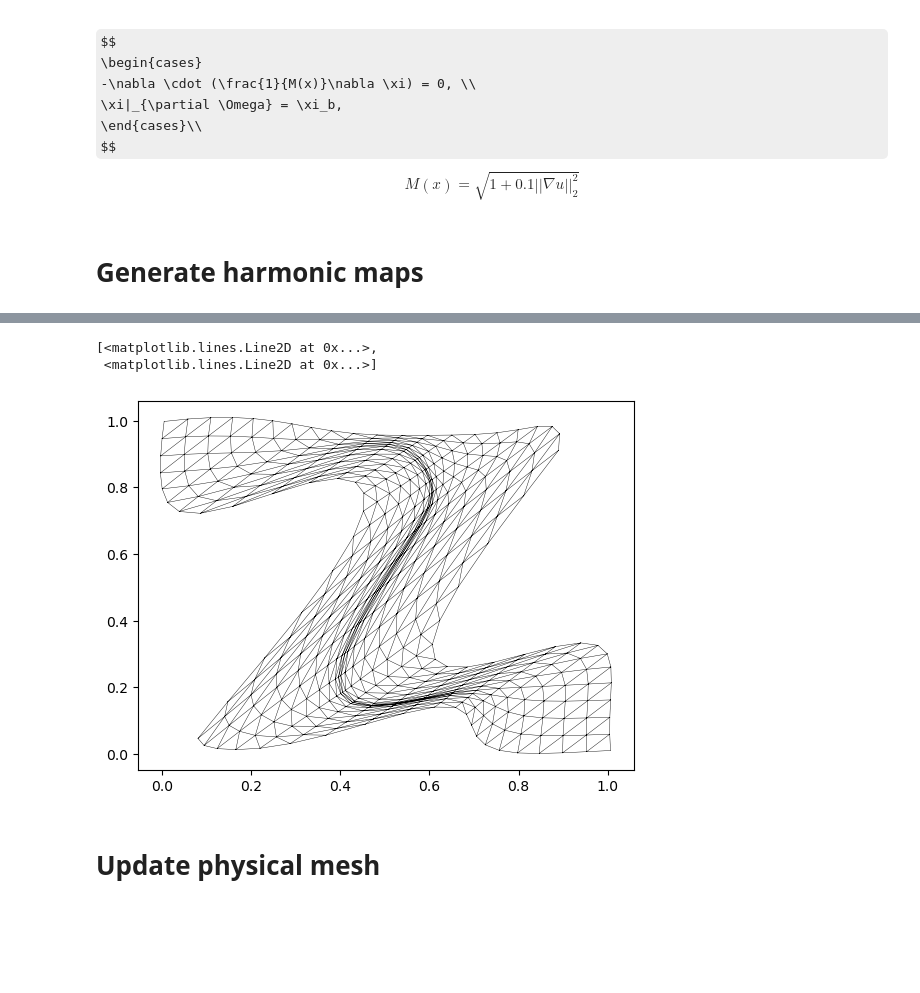
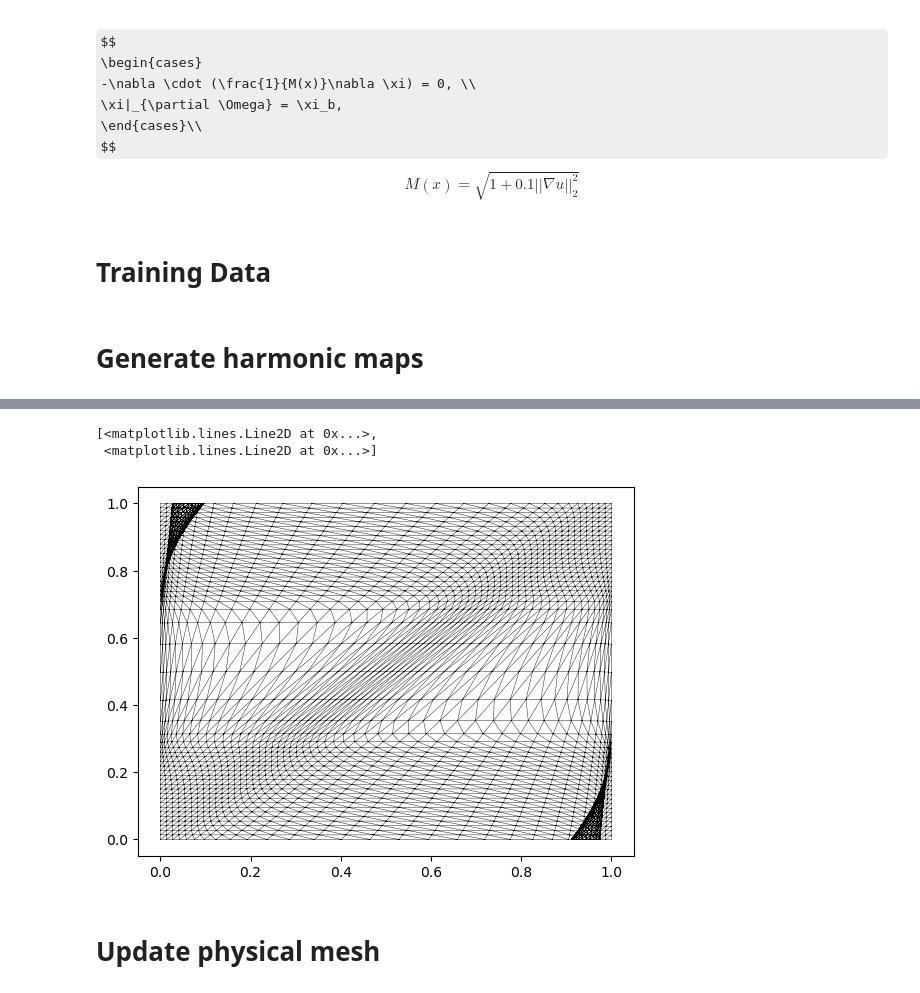
Before and after one commit to GenieYoung/MMPDE, a Jupyter notebook: py_src/example_2.ipynb, the cells around one changed output, grey strips where cells are left out. Cells and saved outputs as stored; diff of their text form; code cells hidden in the pictures; some formulas as TeX source; blank space fills up the shorter version.

```diff
--- a/py_src/example_2.ipynb
+++ b/py_src/example_2.ipynb
@@ -24,7 +24,7 @@ steps = 10000
 layers = np.array([2,32,64,32,2])
 lr = 0.001
 
-Nf = 10000
+Nf = 20000
 # %% [markdown]
 # Auxiliary Functions
 # %%
@@ -251,18 +161,54 @@ class FCN2(nn.Module):
+# %% [markdown]
+# Training Data
+# %%
+left_V = V_0[(V_0[:,0]==0.0)]
+right_V = V_0[(V_0[:,0]==1.0)]
+bottom_V = V_0[(V_0[:,1]==0.0)]
+top_V = V_0[(V_0[:,1]==1.0)]
+
+PDE_V = V_0[0] + (V_0[-1]-V_0[0])*lhs(2,Nf)
+PDE_V = torch.vstack((left_V,right_V,bottom_V,top_V,PDE_V))
+
+left_V = left_V.to(device)
+right_V = right_V.to(device)
+bottom_V = bottom_V.to(device)
+top_V = top_V.to(device)
+V_0 = V_0.to(device)
+V_xi_0 = V_xi_0.to(device)
+PDE_V = PDE_V.float().to(device)
 # %% [markdown]
 # Generate harmonic maps
 # %%
-xi_new = FCN2(layers).to(device)
-optimizer = torch.optim.Adam(xi_new.parameters(),lr=lr,amsgrad=False)
+F_xi = FCN(layers).to(device)
+optimizer = torch.optim.Adam(F_xi.parameters(),lr=lr,amsgrad=False)
 
+best_loss = 1e10
+adam_early_stop = 50
+early_stop_count = 0
+early_stop_step = 0
+optimizer_adam = torch.optim.Adam(F_xi.parameters(),lr=lr,amsgrad=False)
 for i in range(steps):
-    loss = xi_new.loss(left_V,right_V,bottom_V,top_V,PDE_V)
-    optimizer.zero_grad()
+    loss = F_xi.loss(PDE_V, left_V, right_V, bottom_V, top_V)
+    optimizer_adam.zero_grad()
     loss.backward()
-    optimizer.step()
-    print(i,loss.detach().cpu().numpy())
+    # torch.nn.utils.clip_grad_norm_(xi_new.parameters(), 1.0)
+    optimizer_adam.step()
+    if(loss.detach().cpu().numpy() < best_loss):
+        best_loss = loss.detach().cpu().numpy()
+        print('adam', i, best_loss)
+        early_stop_count = 0
+    else:
+        early_stop_count += 1
+    if early_stop_count > adam_early_stop:
+        early_stop_step = i
+        break
 
-V.requires_grad = True
-V_xi_new = xi_new(V)
-V_xi_new_cpu = V_xi_new.detach().cpu()
-plt.triplot(V_xi_new_cpu[:,0],V_xi_new_cpu[:,1],tris.detach().cpu(),'k-',linewidth=0.3)
+if early_stop_step != 0:
+    optimizer_lbfgs = torch.optim.LBFGS(F_xi.parameters(), lr=1.0, max_iter=10, history_size=50)
+    for i in range(early_stop_step,steps):
+        loss = optimizer_lbfgs.step(F_xi.closure)
+        print('lbfgs', i,loss.detach().cpu().numpy())
+
+V_xi_new = F_xi(V_0)
+plt.triplot(V_xi_new.detach().cpu()[:,0],V_xi_new.detach().cpu()[:,1],tris.detach().cpu(),'k-',linewidth=0.3)
 # %% [output]
@@ -286,6 +232,6 @@ plt.triplot(V_xi_new_cpu[:,0],V_xi_new_cpu[:,1],tris.detach().cpu(),'k-',linewid
 [<matplotlib.lines.Line2D at 0x...>,
  <matplotlib.lines.Line2D at 0x...>]
-[figure, old version]
+[figure, new version]
 # %% [markdown]
 # Update physical mesh
 # %%
```
Also changed, not shown: parts of 13 cells of this notebook, 3 other files.
